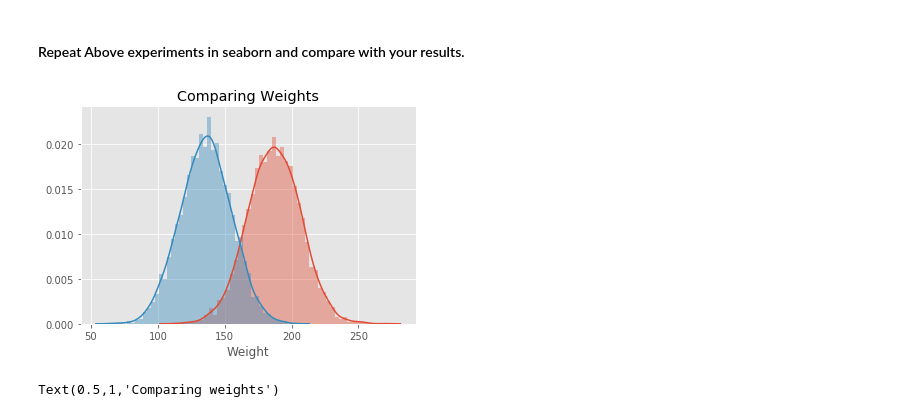
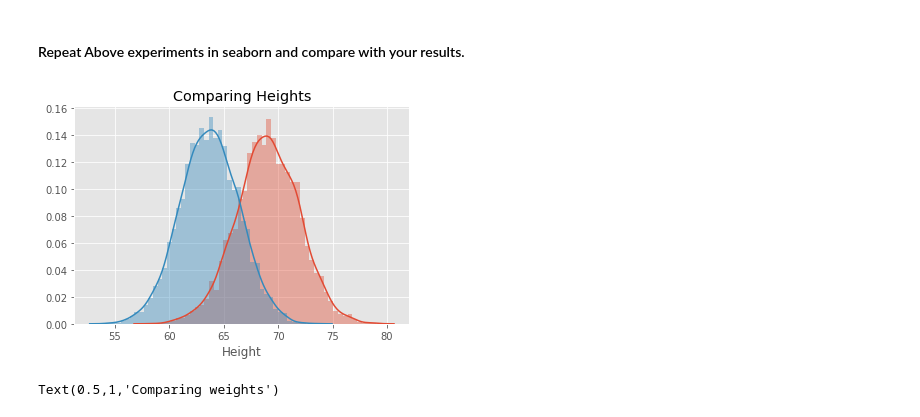
Before and after one commit to kevzha/dsc-1-09-11-the-probability-density-function-lab-nyc-ds-career-012819, a Jupyter notebook: index.ipynb, the cells around one changed output. Cells and saved outputs as stored; diff of their text form; code cells hidden in the pictures.

```diff
--- a/index.ipynb
+++ b/index.ipynb
@@ -161,12 +161,12 @@ NameError: name 'density' is not defined
 #### Repeat Above experiments in seaborn and compare with your results.
 # %%
 import seaborn as sns
-sns.distplot(male_df.eight)
-sns.distplot(female_df.Weight)
-plt.title('Comparing Weights')
+sns.distplot(male_df.Height)
+sns.distplot(female_df.Height)
+plt.title('Comparing Heights')
 plt.show()
 # %% [output]
-[figure, old version]
+[figure, new version]
 # %%
 # %% [output]
 Text(0.5,1,'Comparing weights')
```
Also changed, not shown: parts of 1 cell of this notebook.
